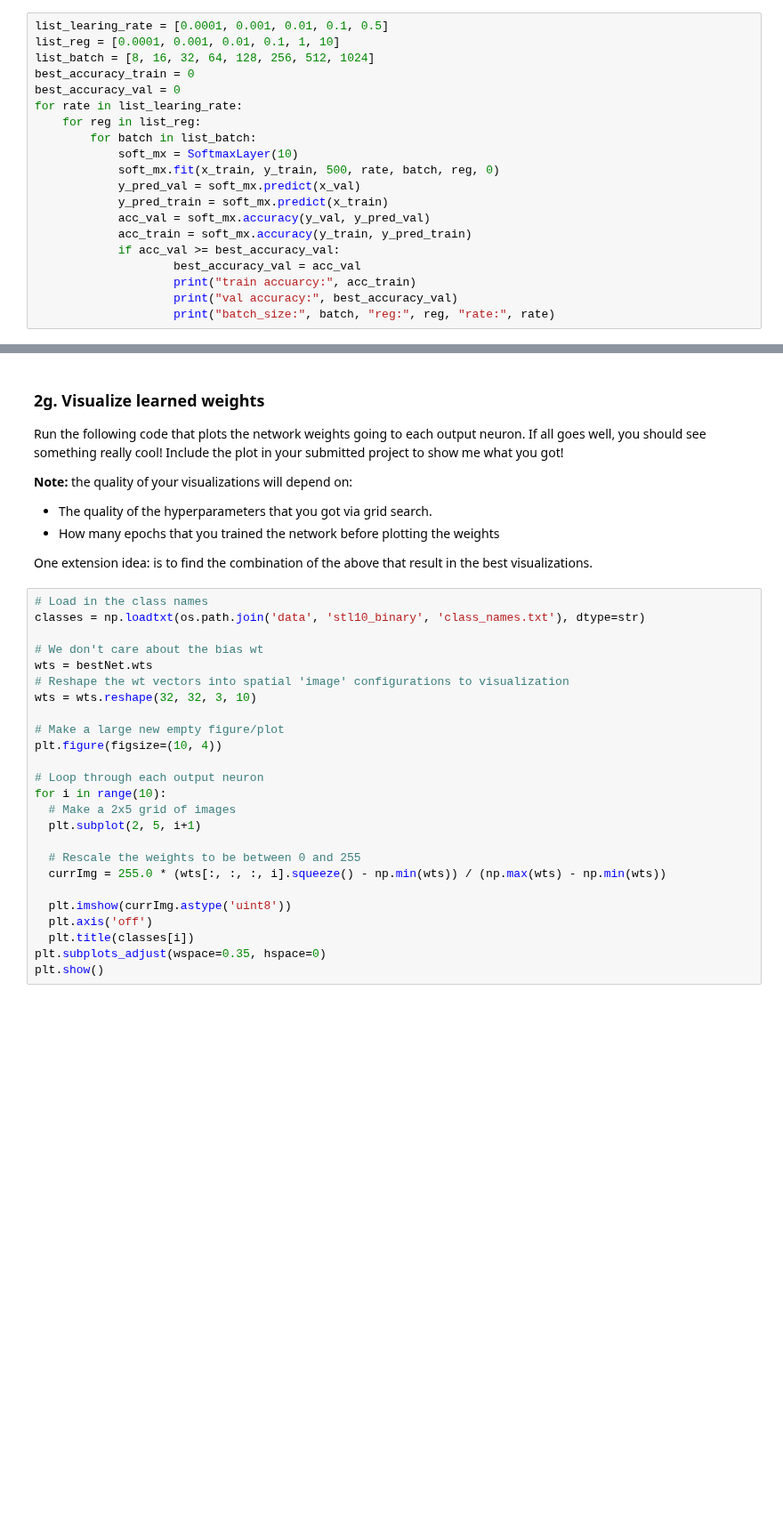
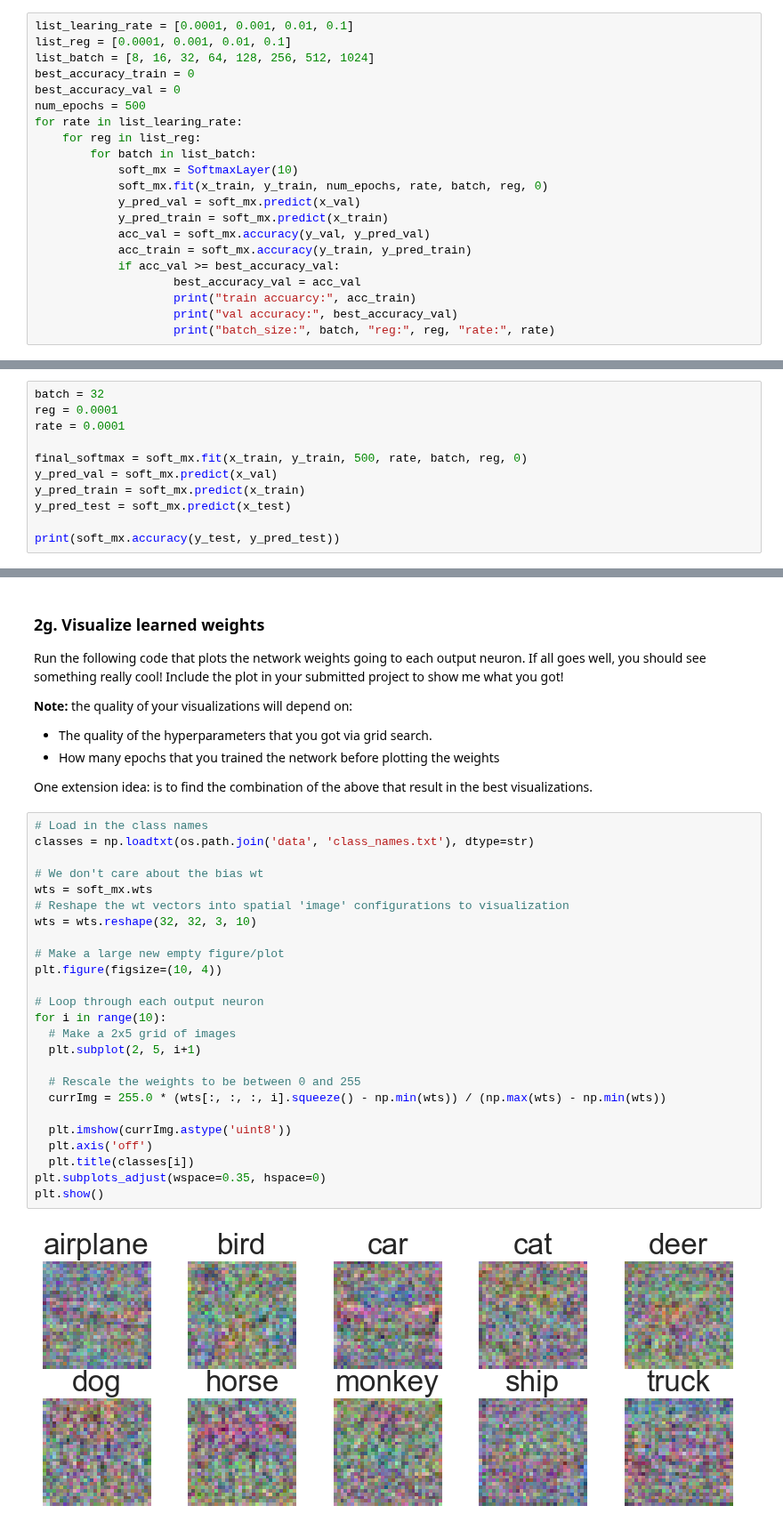
Before and after one commit to GhailanFadah/Neural-Networks, a Jupyter notebook: project 2/softmax_layer.ipynb, the cells around one changed output, grey strips where cells are left out. Shown at 89% size. Cells and saved outputs as stored; diff of their text form; blank space fills up the shorter version.

```diff
--- a/project 2/softmax_layer.ipynb
+++ b/project 2/softmax_layer.ipynb
@@ -365,16 +365,17 @@ This can take quite a bit of simulation time! Here are some tips:
 
 **Important note:** I am not grading based on your performance numbers or the number of hours your computer spends searching. I want to see that you successfully implemented the grid search to find progressively better hyperparameters on STL-10 and use the outcome to inform your ultimate training session that you use to evaluate predictions on the test set. *Getting full credit here does not require you spending hours of searching!*
 # %%
-list_learing_rate = [0.0001, 0.001, 0.01, 0.1, 0.5]
-list_reg = [0.0001, 0.001, 0.01, 0.1, 1, 10]
+list_learing_rate = [0.0001, 0.001, 0.01, 0.1]
+list_reg = [0.0001, 0.001, 0.01, 0.1]
 list_batch = [8, 16, 32, 64, 128, 256, 512, 1024]
 best_accuracy_train = 0
 best_accuracy_val = 0
+num_epochs = 500
 for rate in list_learing_rate:
     for reg in list_reg:
         for batch in list_batch:
             soft_mx = SoftmaxLayer(10)
-            soft_mx.fit(x_train, y_train, 500, rate, batch, reg, 0)
+            soft_mx.fit(x_train, y_train, num_epochs, rate, batch, reg, 0)
             y_pred_val = soft_mx.predict(x_val)
             y_pred_train = soft_mx.predict(x_train)
             acc_val = soft_mx.accuracy(y_val, y_pred_val)
@@ -408,3 +404,14 @@ batch_size: 256 reg: 0.001 rate: 0.001
 *Recall: The test set should NOT be used in your grid search. It should only be processed once AFTER you conclude your grid search.*
 # %% [markdown]
 **Answer 4:**
+# %%
+batch = 32
+reg = 0.0001
+rate = 0.0001
+
+final_softmax = soft_mx.fit(x_train, y_train, 500, rate, batch, reg, 0)
+y_pred_val = soft_mx.predict(x_val)
+y_pred_train = soft_mx.predict(x_train)
+y_pred_test = soft_mx.predict(x_test)
+
+print(soft_mx.accuracy(y_test, y_pred_test))
@@ -420,26 +429,28 @@ Run the following code that plots the network weights going to each output neuro
 One extension idea: is to find the combination of the above that result in the best visualizations.
 # %%
 # Load in the class names
-classes = np.loadtxt(os.path.join('data', 'stl10_binary', 'class_names.txt'), dtype=str)
+classes = np.loadtxt(os.path.join('data', 'class_names.txt'), dtype=str)
 
 # We don't care about the bias wt
-wts = bestNet.wts
+wts = soft_mx.wts
 # Reshape the wt vectors into spatial 'image' configurations to visualization
 wts = wts.reshape(32, 32, 3, 10)
 
 # Make a large new empty figure/plot
 plt.figure(figsize=(10, 4))
 
 # Loop through each output neuron
 for i in range(10):
   # Make a 2x5 grid of images
   plt.subplot(2, 5, i+1)
 
   # Rescale the weights to be between 0 and 255
   currImg = 255.0 * (wts[:, :, :, i].squeeze() - np.min(wts)) / (np.max(wts) - np.min(wts))
 
   plt.imshow(currImg.astype('uint8'))
   plt.axis('off')
   plt.title(classes[i])
 plt.subplots_adjust(wspace=0.35, hspace=0)
 plt.show()
+# %% [output]
+[figure, added]
```
Also changed, not shown: parts of 3 cells of this notebook, 2 other files.
